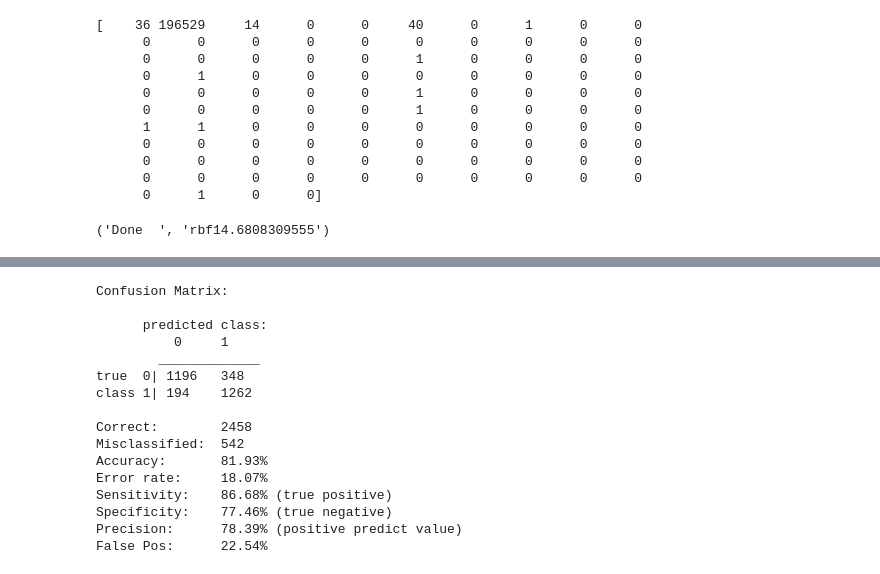
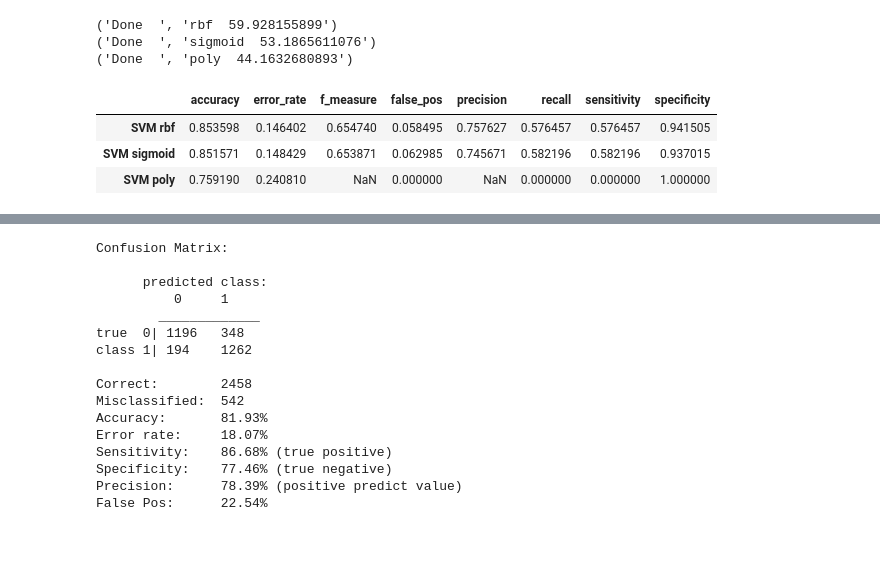
Before and after one commit to amcheng/adult-income-analysis, a Jupyter notebook: SVM.ipynb, the cells around one changed output, grey strips where cells are left out. Drawn from its saved outputs; the diff is of its cells as text; code cells hidden in the pictures; blank space fills up the shorter version.

```diff
--- a/SVM.ipynb
+++ b/SVM.ipynb
@@ -9,16 +9,21 @@ from sklearn.preprocessing import StandardScaler
 
 warnings.filterwarnings('ignore')
 
-adult = pd.read_csv("data/adult_training.csv",
+column_names = ['age', 'workclass', 'fnlwgt', 'education', 'educational-num',
+                'marital-status', 'occupation', 'relationship', 'race', 'gender',
+                'capital-gain', 'capital-loss', 'hours-per-week', 'native-country','income']
+
+
+adult_df = pd.read_csv("data/adult_training.csv",
                       delimiter=",",
                       skipinitialspace=True,
-                        #nrows=10000,
+                      names = column_names,
                       dtype=None)
 
-adult_test = pd.read_csv("data/adult_training.csv",
+adult_test_df = pd.read_csv("data/adult_training.csv",
                       delimiter=",",
                       skipinitialspace=True,
-                        #nrows=10000,
+                      names = column_names,
                       dtype=None)
 
 from sklearn.model_selection import train_test_split
@@ -26,6 +31,7 @@ from __future__ import division
 from sklearn.linear_model import LogisticRegression
 from sklearn.metrics import confusion_matrix
 from sklearn.svm import SVC
+from sklearn.svm import LinearSVC
 from sklearn.utils import resample
 from sklearn.ensemble import BaggingClassifier
 
@@ -76,26 +174,13 @@ def adult_preprocess_unbalanced(adult):
 # %%
-X, Y = adult_preprocess_balanced(adult)
-print(X[1])
-# scaler = StandardScaler()  # Default behavior is to scale to [0,1]
-scaler = MinMaxScaler()
+X, Y = adult_preprocess(adult_df, balanced=False, impute=True)
+scaler = MinMaxScaler()  # Default behavior is to scale to [0,1]
 X = scaler.fit_transform(X)
 X_train, X_test, Y_train, Y_test = train_test_split(X, Y)
 
 X_train, X_val, Y_train, Y_val = train_test_split(X, Y, test_size = 0.2, random_state = 0)
 
-X_test, Y_test = adult_preprocess_balanced(adult_test)
+X_test, Y_test = adult_preprocess(adult_test_df, balanced=False, impute=True)
+X_test = scaler.fit_transform(X_test)
-# %% [output]
-[    36 196529     14      0      0     40      0      1      0      0
-      0      0      0      0      0      0      0      0      0      0
-      0      0      0      0      0      1      0      0      0      0
-      0      1      0      0      0      0      0      0      0      0
-      0      0      0      0      0      1      0      0      0      0
-      0      0      0      0      0      1      0      0      0      0
-      1      1      0      0      0      0      0      0      0      0
-      0      0      0      0      0      0      0      0      0      0
-      0      0      0      0      0      0      0      0      0      0
-      0      0      0      0      0      0      0      0      0      0
-      0      1      0      0]
 # %%
 #  kernel types = ‘linear’, ‘poly’, ‘rbf’, ‘sigmoid’, ‘precomputed’
 
@@ -136,15 +221,32 @@ X_test, Y_test = adult_preprocess_balanced(adult_test)
 #         print("Accuracy with a gamma %0.5f and c %0.2f: %0.2f (+/- %0.2f)" % (gamma, c, scores.mean(), scores.std() * 2))
 #         sys.stdout.flush()
 # %%
-kernels = ['rbf','linear','sigmoid','poly']
+kernels = ['rbf','sigmoid','poly']
 c = 2 ** 13
 gamma =  2 **(-11)
+ovl_svm = pd.DataFrame()
 for kernel in kernels:
         start = time.time()
         clf = SVC(kernel=kernel, C=c, gamma = gamma)
         clf.fit(X_train,Y_train)
-        dump(clf,'svm_' + kernel + '.joblib')
-        print('Done  ' , kernel +  str(time.time()- start) )
+#         dump(clf,'svm_' + kernel + '.joblib')
+        print('Done  ' , kernel + "  "+ str(time.time()- start) )
+        predict_test = clf.predict(X_test)
+        svm_test = performance_metrics(Y_test, predict_test)
+        temp_SVM = pd.DataFrame([svm_test],
+                         index = ['SVM ' + kernel])
+
+        ovl_svm = pd.concat([ovl_svm,temp_SVM])
         sys.stdout.flush()
+
+display(ovl_svm)
+
+first_break = pd.DataFrame(ovl_svm)
 # %% [output]
-('Done  ', 'rbf14.6808309555')
+('Done  ', 'rbf  59.928155899')
+('Done  ', 'sigmoid  53.1865611076')
+('Done  ', 'poly  44.1632680893')
+|  | accuracy | error_rate | f_measure | false_pos | precision | recall | sensitivity | specificity |
+| SVM rbf | 0.853598 | 0.146402 | 0.654740 | 0.058495 | 0.757627 | 0.576457 | 0.576457 | 0.941505 |
+| SVM sigmoid | 0.851571 | 0.148429 | 0.653871 | 0.062985 | 0.745671 | 0.582196 | 0.582196 | 0.937015 |
+| SVM poly | 0.759190 | 0.240810 | NaN | 0.000000 | NaN | 0.000000 | 0.000000 | 1.000000 |
```
Also changed, not shown: parts of 9 cells of this notebook, 4 other files.
